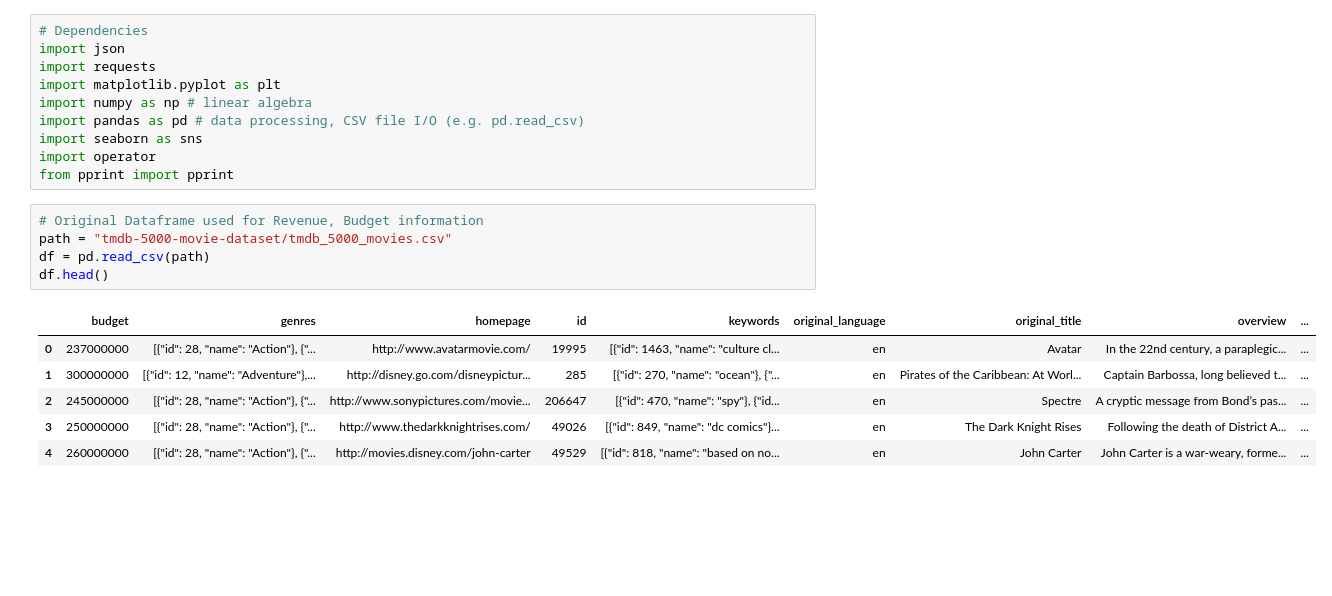
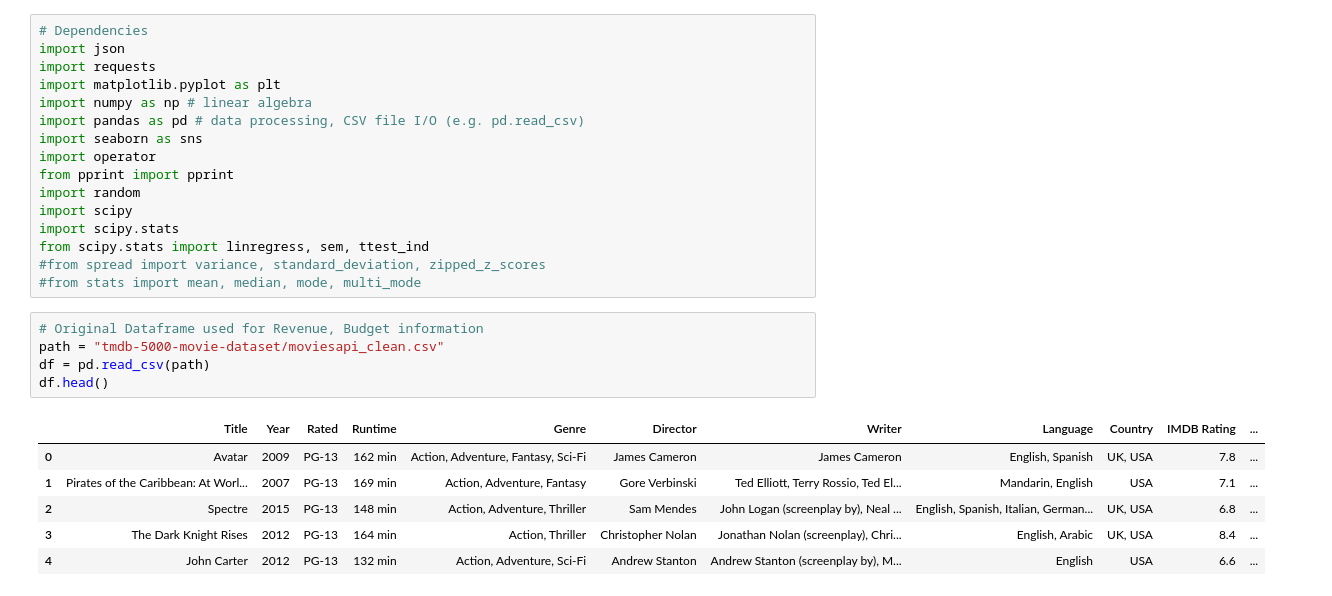
Before and after one commit to suvs27/Movie2019, a Jupyter notebook: movie_project_working.ipynb, the cells around one changed output. Saved outputs shown, nothing was run; the diff lists cells and outputs as text; blank space fills up the shorter version.

```diff
--- a/movie_project_working.ipynb
+++ b/movie_project_working.ipynb
@@ -8,15 +8,21 @@ import pandas as pd # data processing, CSV file I/O (e.g. pd.read_csv)
 import seaborn as sns
 import operator
 from pprint import pprint
+import random
+import scipy
+import scipy.stats
+from scipy.stats import linregress, sem, ttest_ind
+#from spread import variance, standard_deviation, zipped_z_scores
+#from stats import mean, median, mode, multi_mode
 # %%
 # Original Dataframe used for Revenue, Budget information
-path = "tmdb-5000-movie-dataset/tmdb_5000_movies.csv"
+path = "tmdb-5000-movie-dataset/moviesapi_clean.csv"
 df = pd.read_csv(path)
 df.head()
 # %% [output]
-|  | budget | genres | homepage | id | keywords | original_language | original_title | overview | ... |
-| 0 | 237000000 | [{"id": 28, "name": "Action"}, {"... | http://www.avatarmovie.com/ | 19995 | [{"id": 1463, "name": "culture cl... | en | Avatar | In the 22nd century, a paraplegic... | ... |
-| 1 | 300000000 | [{"id": 12, "name": "Adventure"},... | http://disney.go.com/disneypictur... | 285 | [{"id": 270, "name": "ocean"}, {"... | en | Pirates of the Caribbean: At Worl... | Captain Barbossa, long believed t... | ... |
-| 2 | 245000000 | [{"id": 28, "name": "Action"}, {"... | http://www.sonypictures.com/movie... | 206647 | [{"id": 470, "name": "spy"}, {"id... | en | Spectre | A cryptic message from Bond’s pas... | ... |
-| 3 | 250000000 | [{"id": 28, "name": "Action"}, {"... | http://www.thedarkknightrises.com/ | 49026 | [{"id": 849, "name": "dc comics"}... | en | The Dark Knight Rises | Following the death of District A... | ... |
-| 4 | 260000000 | [{"id": 28, "name": "Action"}, {"... | http://movies.disney.com/john-carter | 49529 | [{"id": 818, "name": "based on no... | en | John Carter | John Carter is a war-weary, forme... | ... |
+|  | Title | Year | Rated | Runtime | Genre | Director | Writer | Language | Country | IMDB Rating | ... |
+| 0 | Avatar | 2009 | PG-13 | 162 min | Action, Adventure, Fantasy, Sci-Fi | James Cameron | James Cameron | English, Spanish | UK, USA | 7.8 | ... |
+| 1 | Pirates of the Caribbean: At Worl... | 2007 | PG-13 | 169 min | Action, Adventure, Fantasy | Gore Verbinski | Ted Elliott, Terry Rossio, Ted El... | Mandarin, English | USA | 7.1 | ... |
+| 2 | Spectre | 2015 | PG-13 | 148 min | Action, Adventure, Thriller | Sam Mendes | John Logan (screenplay by), Neal ... | English, Spanish, Italian, German... | UK, USA | 6.8 | ... |
+| 3 | The Dark Knight Rises | 2012 | PG-13 | 164 min | Action, Thriller | Christopher Nolan | Jonathan Nolan (screenplay), Chri... | English, Arabic | UK, USA | 8.4 | ... |
+| 4 | John Carter | 2012 | PG-13 | 132 min | Action, Adventure, Sci-Fi | Andrew Stanton | Andrew Stanton (screenplay by), M... | English | USA | 6.6 | ... |
```
Also changed, not shown: parts of 21 cells of this notebook.
